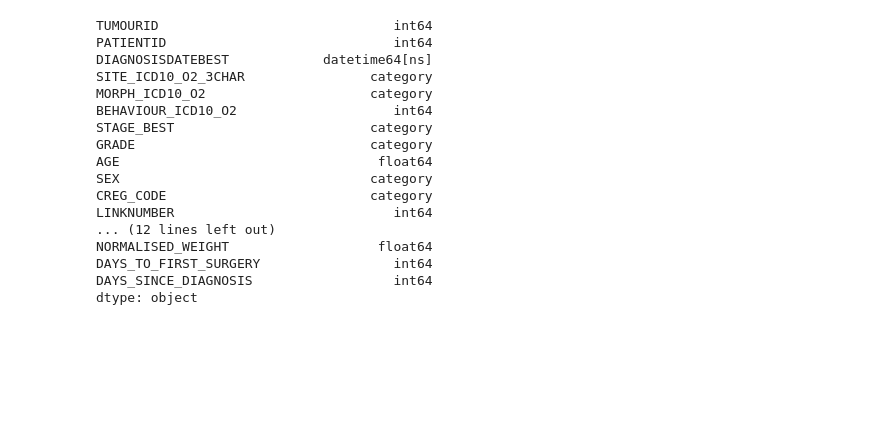
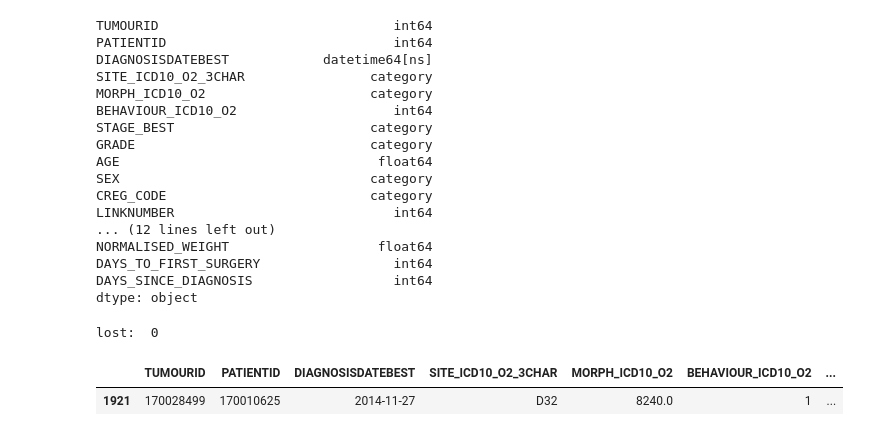
Before and after one commit to dkaizhang/federated-survival, a Jupyter notebook: imputer.ipynb, the cells around one changed output. Cells and saved outputs as stored; diff of their text form; code cells hidden in the pictures; blank space fills up the shorter version.

```diff
--- a/imputer.ipynb
+++ b/imputer.ipynb
@@ -365,3 +365,12 @@ NORMALISED_WEIGHT                   float64
 DAYS_TO_FIRST_SURGERY                 int64
 DAYS_SINCE_DIAGNOSIS                  int64
 dtype: object
+# %%
+from utilities import add_aggregate
+test = df.loc[df.PATIENTID == 170010625].copy()
+test = add_aggregate(test,what='max',target='DAYS_TO_FIRST_SURGERY',groupby='PATIENTID',name='out')
+test
+# %% [output]
+lost:  0
+|  | TUMOURID | PATIENTID | DIAGNOSISDATEBEST | SITE_ICD10_O2_3CHAR | MORPH_ICD10_O2 | BEHAVIOUR_ICD10_O2 | ... |
+| 1921 | 170028499 | 170010625 | 2014-11-27 | D32 | 8240.0 | 1 | ... |
```
Also changed, not shown: 1 other file.
